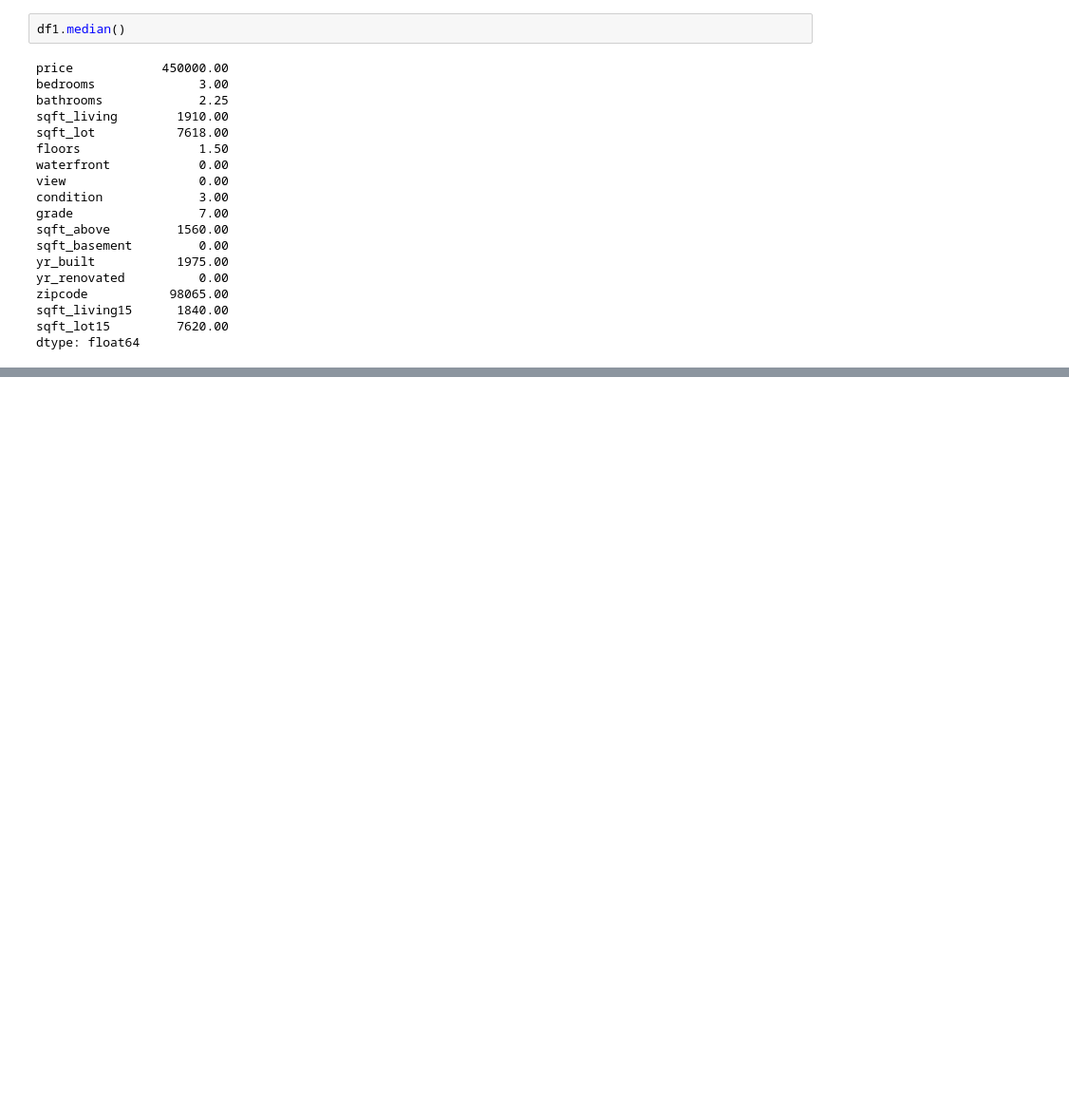
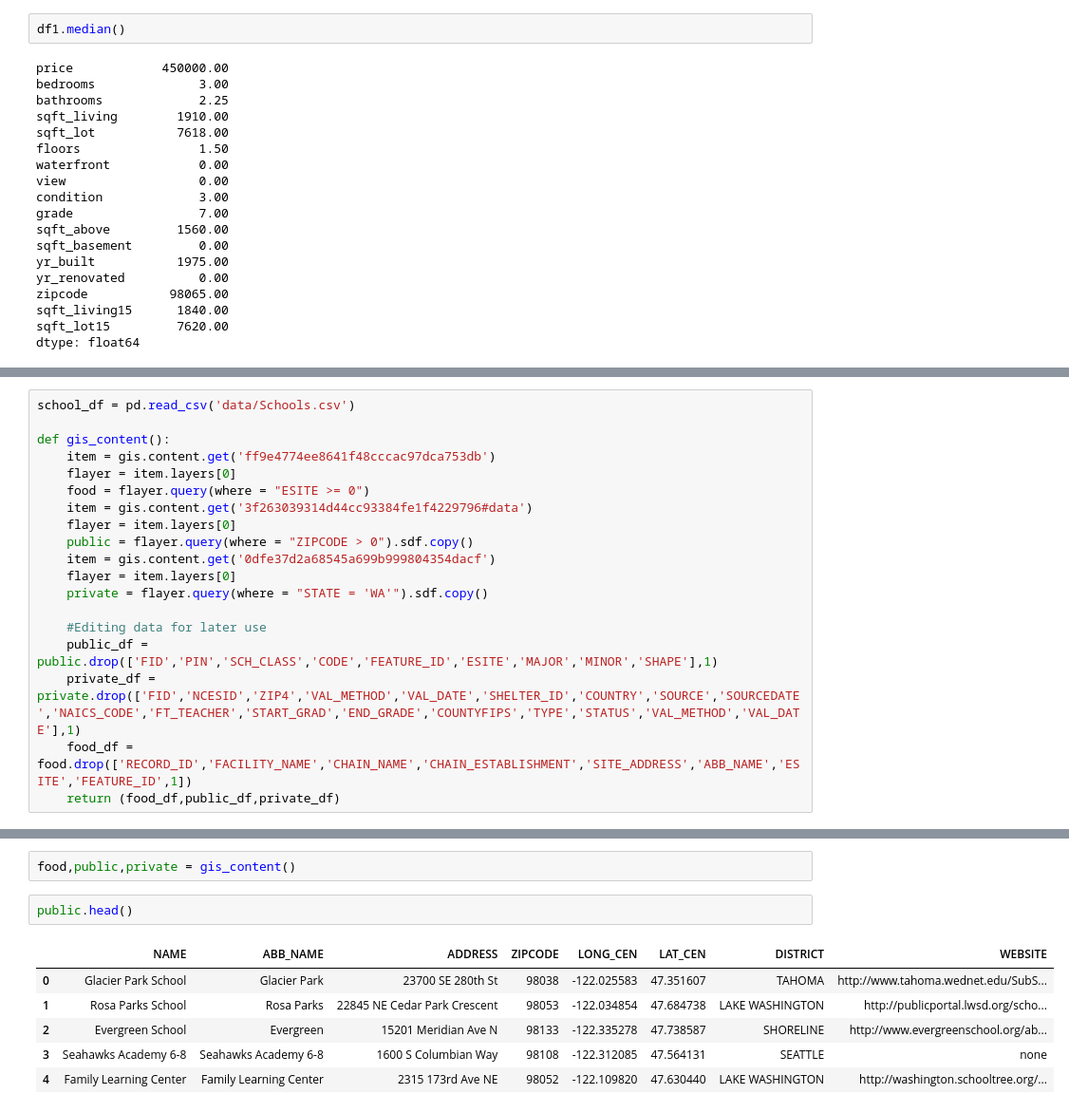
Before and after one commit to BlueViper8907/King-County-Housing-Regression, a Jupyter notebook: Exploring_Data.ipynb, the cells around one changed output, grey strips where cells are left out. Shown at 95% size. Cells and saved outputs as stored; diff of their text form; blank space fills up the shorter version.

```diff
--- a/Exploring_Data.ipynb
+++ b/Exploring_Data.ipynb
@@ -145,0 +188,19 @@ ValueError: No tables found
+# %%
+school_df = pd.read_csv('data/Schools.csv')
+
+def gis_content():
+    item = gis.content.get('ff9e4774ee8641f48cccac97dca753db')
+    flayer = item.layers[0]
+    food = flayer.query(where = "ESITE >= 0")
+    item = gis.content.get('3f263039314d44cc93384fe1f4229796#data')
+    flayer = item.layers[0]
+    public = flayer.query(where = "ZIPCODE > 0").sdf.copy()
+    item = gis.content.get('0dfe37d2a68545a699b999804354dacf')
+    flayer = item.layers[0]
+    private = flayer.query(where = "STATE = 'WA'").sdf.copy()
+
+    #Editing data for later use
+    public_df = public.drop(['FID','PIN','SCH_CLASS','CODE','FEATURE_ID','ESITE','MAJOR','MINOR','SHAPE'],1)
+    private_df = private.drop(['FID','NCESID','ZIP4','VAL_METHOD','VAL_DATE','SHELTER_ID','COUNTRY','SOURCE','SOURCEDATE','NAICS_CODE','FT_TEACHER','START_GRAD','END_GRADE','COUNTYFIPS','TYPE','STATUS','VAL_METHOD','VAL_DATE'],1)
+    food_df = food.drop(['RECORD_ID','FACILITY_NAME','CHAIN_NAME','CHAIN_ESTABLISHMENT','SITE_ADDRESS','ABB_NAME','ESITE','FEATURE_ID',1])
+    return (food_df,public_df,private_df)
@@ -145,0 +212,11 @@ ValueError: No tables found
+# %%
+food,public,private = gis_content()
+# %%
+public.head()
+# %% [output]
+|  | NAME | ABB_NAME | ADDRESS | ZIPCODE | LONG_CEN | LAT_CEN | DISTRICT | WEBSITE |
+| 0 | Glacier Park School | Glacier Park | 23700 SE 280th St | 98038 | -122.025583 | 47.351607 | TAHOMA | http://www.tahoma.wednet.edu/SubS... |
+| 1 | Rosa Parks School | Rosa Parks | 22845 NE Cedar Park Crescent | 98053 | -122.034854 | 47.684738 | LAKE WASHINGTON | http://publicportal.lwsd.org/scho... |
+| 2 | Evergreen School | Evergreen | 15201 Meridian Ave N | 98133 | -122.335278 | 47.738587 | SHORELINE | http://www.evergreenschool.org/ab... |
+| 3 | Seahawks Academy 6-8 | Seahawks Academy 6-8 | 1600 S Columbian Way | 98108 | -122.312085 | 47.564131 | SEATTLE | none |
+| 4 | Family Learning Center | Family Learning Center | 2315 173rd Ave NE | 98052 | -122.109820 | 47.630440 | LAKE WASHINGTON | http://washington.schooltree.org/... |
```
Also changed, not shown: parts of 19 cells of this notebook.
